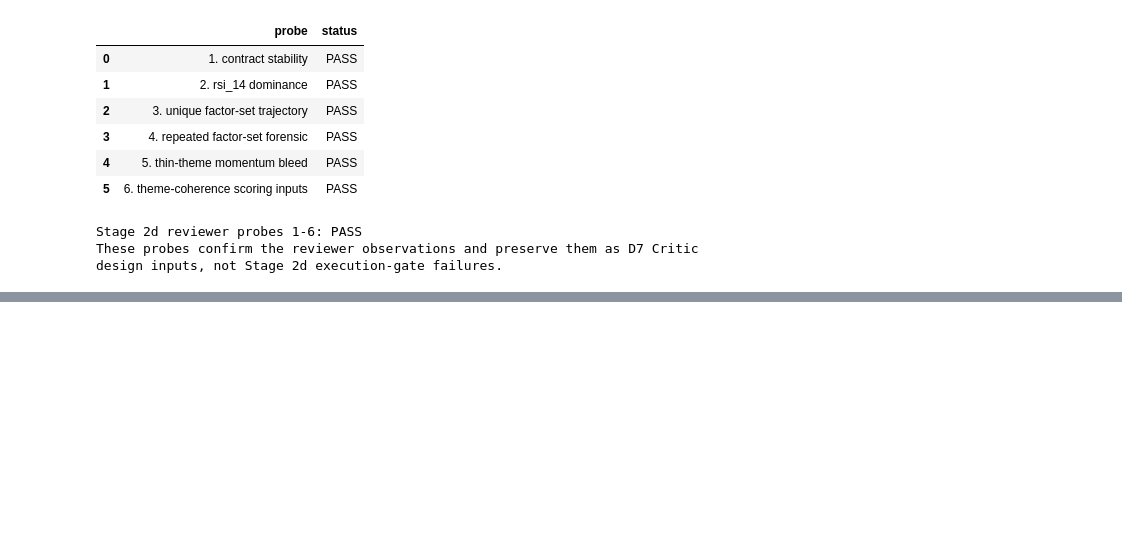
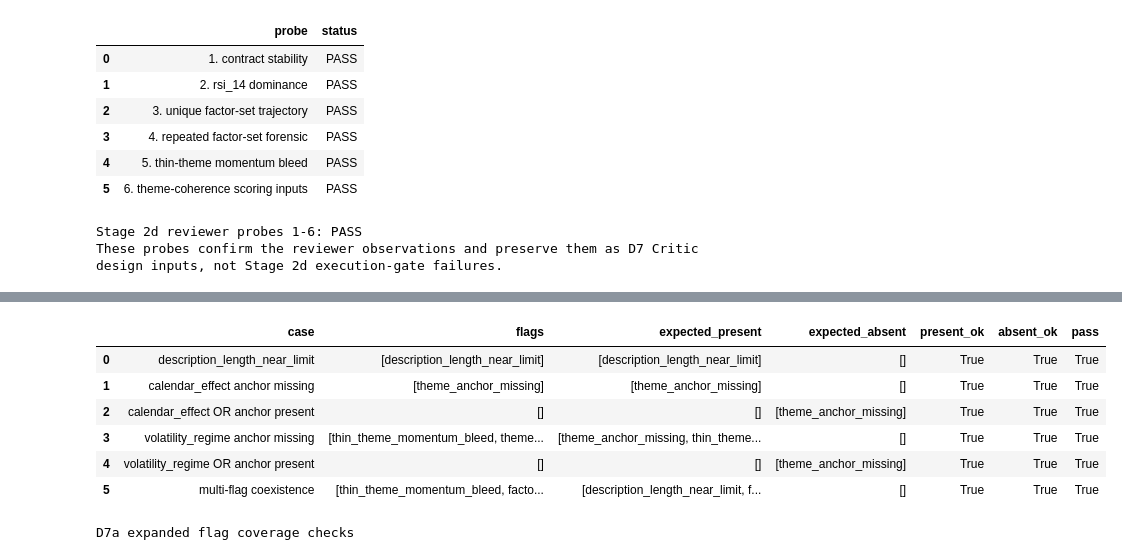
Before and after one commit to charlieyang1557/btc-alpha-pipeline, a Jupyter notebook: docs/test notebooks/phase2B deliverable test.ipynb, the cells around one changed output, grey strips where cells are left out. Cells and saved outputs as stored; diff of their text form; code cells hidden in the pictures; blank space fills up the shorter version.

```diff
--- a/docs/test notebooks/phase2B deliverable test.ipynb
+++ b/docs/test notebooks/phase2B deliverable test.ipynb
@@ -4447,0 +5069,80 @@ These probes confirm the reviewer observations and preserve them as D7 Critic de
+# %%
+def d7_flags_with_desc_override(dsl_obj, theme: str, ctx: CriticBatchContext, desc_len: int | None = None) -> list[str]:
+    if desc_len is None:
+        return compute_rule_flags(dsl_obj, theme, ctx)
+    original = d7_fe_mod.get_description_length
+    try:
+        d7_fe_mod.get_description_length = lambda _dsl, d=desc_len: d
+        return compute_rule_flags(dsl_obj, theme, ctx)
+    finally:
+        d7_fe_mod.get_description_length = original
+
+calendar_anchor_missing_dsl = d7_make_dsl(
+    name="d7_calendar_missing",
+    entry=[{"conditions": [{"factor": "rsi_14", "op": ">", "value": 30.0}]}],
+    exit_=[{"conditions": [{"factor": "rsi_14", "op": "<", "value": 70.0}]}],
+)
+calendar_anchor_present_dsl = d7_make_dsl(
+    name="d7_calendar_present",
+    entry=[{"conditions": [{"factor": "day_of_week", "op": "==", "value": 1.0}]}],
+    exit_=[{"conditions": [{"factor": "hour_of_day", "op": "==", "value": 12.0}]}],
+)
+vol_anchor_missing_dsl = d7_make_dsl(
+    name="d7_vol_missing",
+    entry=[{"conditions": [{"factor": "rsi_14", "op": ">", "value": 30.0}]}],
+    exit_=[{"conditions": [{"factor": "macd_hist", "op": "<", "value": 0.0}]}],
+)
+vol_anchor_present_dsl = d7_make_dsl(
+    name="d7_vol_present",
+    entry=[{"conditions": [{"factor": "atr_14", "op": ">", "value": 1.0}]}],
+    exit_=[{"conditions": [{"factor": "realized_vol_24h", "op": "<", "value": 0.02}]}],
+)
+near_limit_dsl = d7_make_dsl(name="d7_desc_near_limit")
+multi_flag_dsl = d7_make_dsl(
+    name="d7_multi_flag",
+    entry=[{"conditions": [
+        {"factor": "rsi_14", "op": ">", "value": 30.0},
+        {"factor": "return_1h", "op": ">", "value": 0.01},
+    ]}],
+    exit_=[{"conditions": [{"factor": "rsi_14", "op": "<", "value": 70.0}]}],
+)
+multi_flag_fs = factor_set_tuple(multi_flag_dsl)
+
+flag_case_rows = [
+    {"case": "description_length_near_limit", "flags": d7_flags_with_desc_override(near_limit_dsl, "momentum", d7_make_ctx(), desc_len=420), "expected_present": {"description_length_near_limit"}, "expected_absent": set()},
+    {"case": "calendar_effect anchor missing", "flags": d7_flags_with_desc_override(calendar_anchor_missing_dsl, "calendar_effect", d7_make_ctx()), "expected_present": {"theme_anchor_missing"}, "expected_absent": set()},
+    {"case": "calendar_effect OR anchor present", "flags": d7_flags_with_desc_override(calendar_anchor_present_dsl, "calendar_effect", d7_make_ctx()), "expected_present": set(), "expected_absent": {"theme_anchor_missing"}},
+    {"case": "volatility_regime anchor missing", "flags": d7_flags_with_desc_override(vol_anchor_missing_dsl, "volatility_regime", d7_make_ctx()), "expected_present": {"theme_anchor_missing", "thin_theme_momentum_bleed"}, "expected_absent": set()},
+    {"case": "volatility_regime OR anchor present", "flags": d7_flags_with_desc_override(vol_anchor_present_dsl, "volatility_regime", d7_make_ctx()), "expected_present": set(), "expected_absent": {"theme_anchor_missing"}},
+    {"case": "multi-flag coexistence", "flags": d7_flags_with_desc_override(multi_flag_dsl, "volume_divergence", d7_make_ctx(prior_factor_sets=(multi_flag_fs, multi_flag_fs)), desc_len=420), "expected_present": {"thin_theme_momentum_bleed", "theme_anchor_missing", "description_length_near_limit", "factor_set_in_top3_repeated"}, "expected_absent": set()},
+]
+
+for row in flag_case_rows:
+    flags = set(row["flags"])
+    row["present_ok"] = row["expected_present"].issubset(flags)
+    row["absent_ok"] = flags.isdisjoint(row["expected_absent"])
+    row["pass"] = row["present_ok"] and row["absent_ok"]
+    row["expected_present"] = sorted(row["expected_present"])
+    row["expected_absent"] = sorted(row["expected_absent"])
+
+flag_coverage_df = pd.DataFrame(flag_case_rows)
+display(flag_coverage_df)
+
+flag_coverage_checks = [
+    check_row("all expanded flag cases match expected presence/absence", bool(flag_coverage_df["pass"].all()), flag_coverage_df.loc[~flag_coverage_df["pass"]]),
+    check_row("description near-limit flag is explicitly covered", "description_length_near_limit" in flag_coverage_df.loc[flag_coverage_df["case"] == "description_length_near_limit", "flags"].iloc[0]),
+    check_row("calendar OR-anchor missing and present paths are both covered", bool(flag_coverage_df[flag_coverage_df["case"].str.contains("calendar_effect")]["pass"].all())),
+    check_row("volatility OR-anchor missing and present paths are both covered", bool(flag_coverage_df[flag_coverage_df["case"].str.contains("volatility_regime")]["pass"].all())),
+    check_row("multi-flag coexistence is explicit", len(flag_coverage_df.loc[flag_coverage_df["case"] == "multi-flag coexistence", "flags"].iloc[0]) >= 4),
+]
+display_check_table(flag_coverage_checks, "D7a expanded flag coverage checks")
+D7_ACCEPTANCE["expanded_flag_coverage"] = True
+# %% [output]
+|  | case | flags | expected_present | expected_absent | present_ok | absent_ok | pass |
+| 0 | description_length_near_limit | [description_length_near_limit] | [description_length_near_limit] | [] | True | True | True |
+| 1 | calendar_effect anchor missing | [theme_anchor_missing] | [theme_anchor_missing] | [] | True | True | True |
+| 2 | calendar_effect OR anchor present | [] | [] | [theme_anchor_missing] | True | True | True |
+| 3 | volatility_regime anchor missing | [thin_theme_momentum_bleed, theme... | [theme_anchor_missing, thin_theme... | [] | True | True | True |
+| 4 | volatility_regime OR anchor present | [] | [] | [theme_anchor_missing] | True | True | True |
+| 5 | multi-flag coexistence | [thin_theme_momentum_bleed, facto... | [description_length_near_limit, f... | [] | True | True | True |
+D7a expanded flag coverage checks
```
Also changed, not shown: parts of 31 cells of this notebook, 2 other files.
